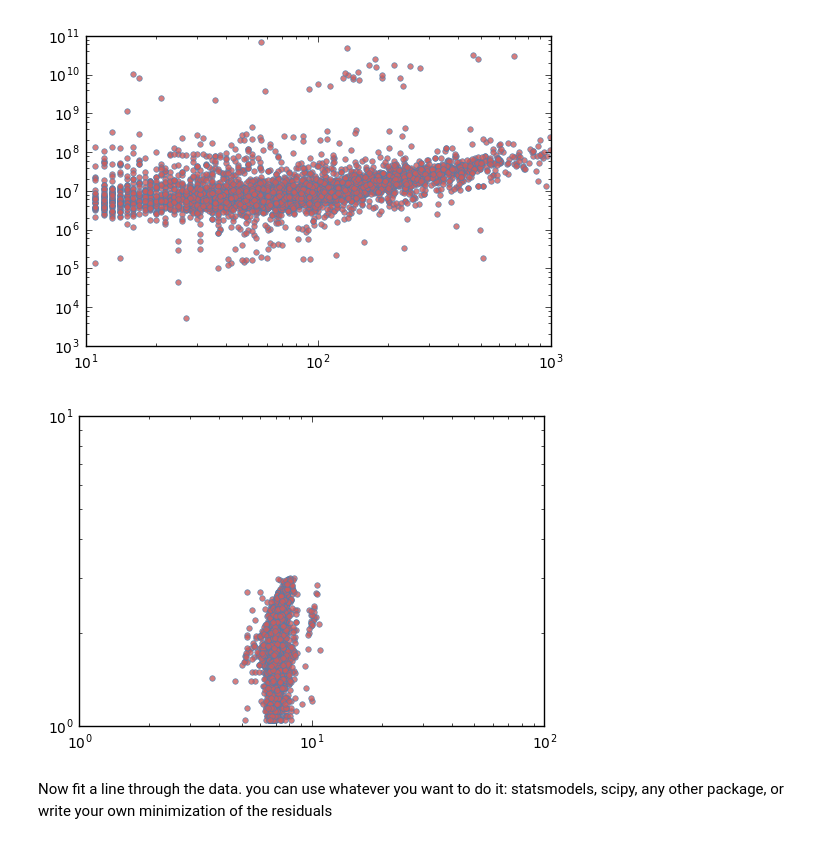
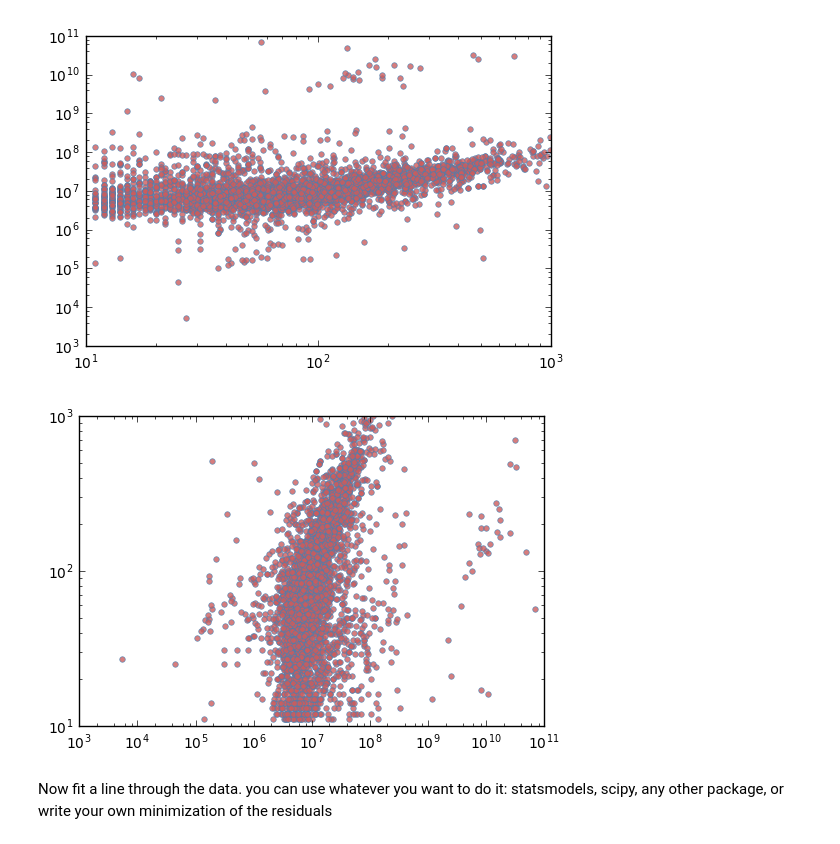
Before and after one commit to esanzglez/PUI2016_esg336, a Jupyter notebook: HW6_esg336/HW6_Assigment 1_esg336.ipynb, the cells around one changed output. Drawn from its saved outputs; the diff is of its cells as text; code cells hidden in the pictures.

```diff
--- a/HW6_esg336/HW6_Assigment 1_esg336.ipynb
+++ b/HW6_esg336/HW6_Assigment 1_esg336.ipynb
@@ -386,12 +387,12 @@ ax = plt.plot(bblnrgdata_cut.UnitsTotal,bblnrgdata_cut['Energy Total (kBtu)'],
 # %%
 fig =plt.figure()
 ax = fig.add_subplot(111)
 ax.set_yscale('log')
 ax.set_xscale('log')
-ax = plt.plot(np.log10(bblnrgdata_cut['Energy Total (kBtu)']),np.log10(bblnrgdata_cut.UnitsTotal),
+ax = plt.plot(bblnrgdata_cut['Energy Total (kBtu)'],bblnrgdata_cut.UnitsTotal,
                 'o', alpha = 0.8, markersize=4., markerfacecolor= 'Indianred', markeredgecolor= 'Steelblue')
 # %% [output]
-[figure, old version]
+[figure, new version]
 # %% [markdown]
 Now fit a line through the data. you can use whatever you want to do it: statsmodels, scipy, any other package, or write your own minimization of the residuals
 # %% [markdown]
```
Also changed, not shown: parts of 1 cell of this notebook.
